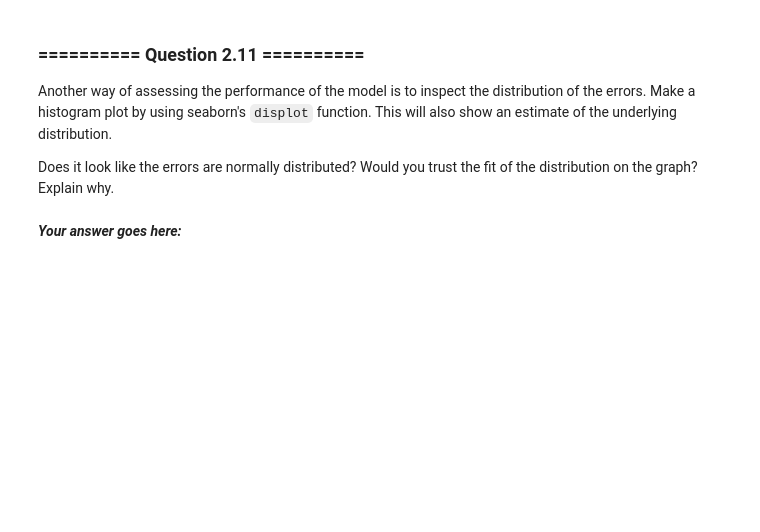
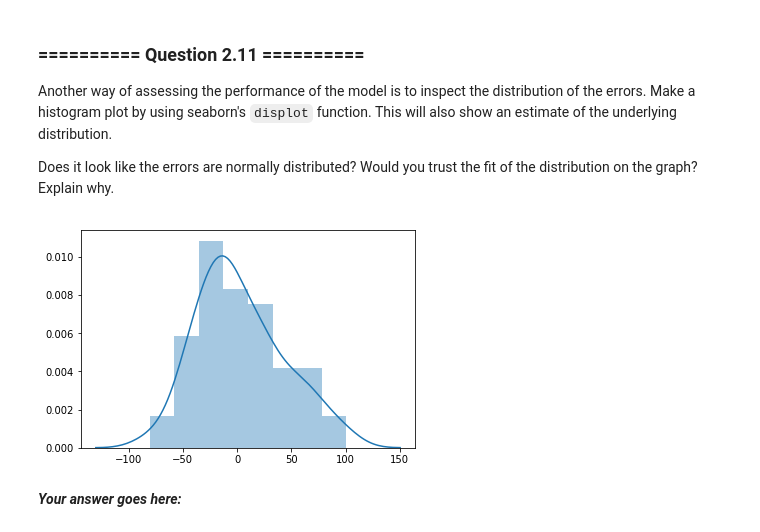
Before and after one commit to zhanshenlc/IAML2018, a Jupyter notebook: Labs/02 - Decision Trees and Linear Regression.ipynb, the cells around one changed output. Cells and saved outputs as stored; diff of their text form; code cells hidden in the pictures; blank space fills up the shorter version.

```diff
--- a/Labs/02 - Decision Trees and Linear Regression.ipynb
+++ b/Labs/02 - Decision Trees and Linear Regression.ipynb
@@ -497,6 +517,9 @@ Another way of assessing the performance of the model is to inspect the distribu
 Does it look like the errors are normally distributed? Would you trust the fit of the distribution on the graph? Explain why.
 # %%
 # Your Code goes here:
+g4 = sns.distplot(lr.predict(X=X_test) - y_test)
+# %% [output]
+[figure, added]
 # %% [markdown]
 ***Your answer goes here:***
 # %% [markdown]
```
Also changed, not shown: parts of 14 cells of this notebook.
